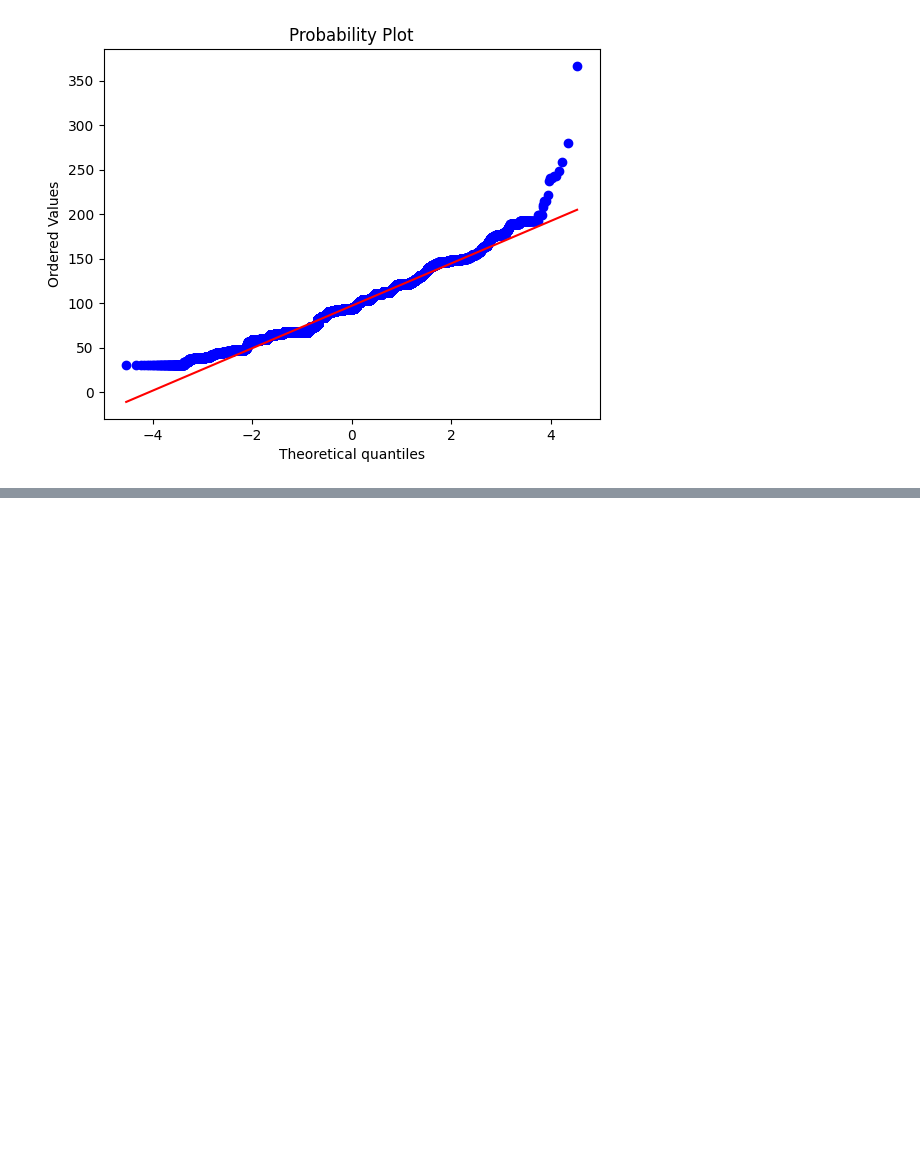
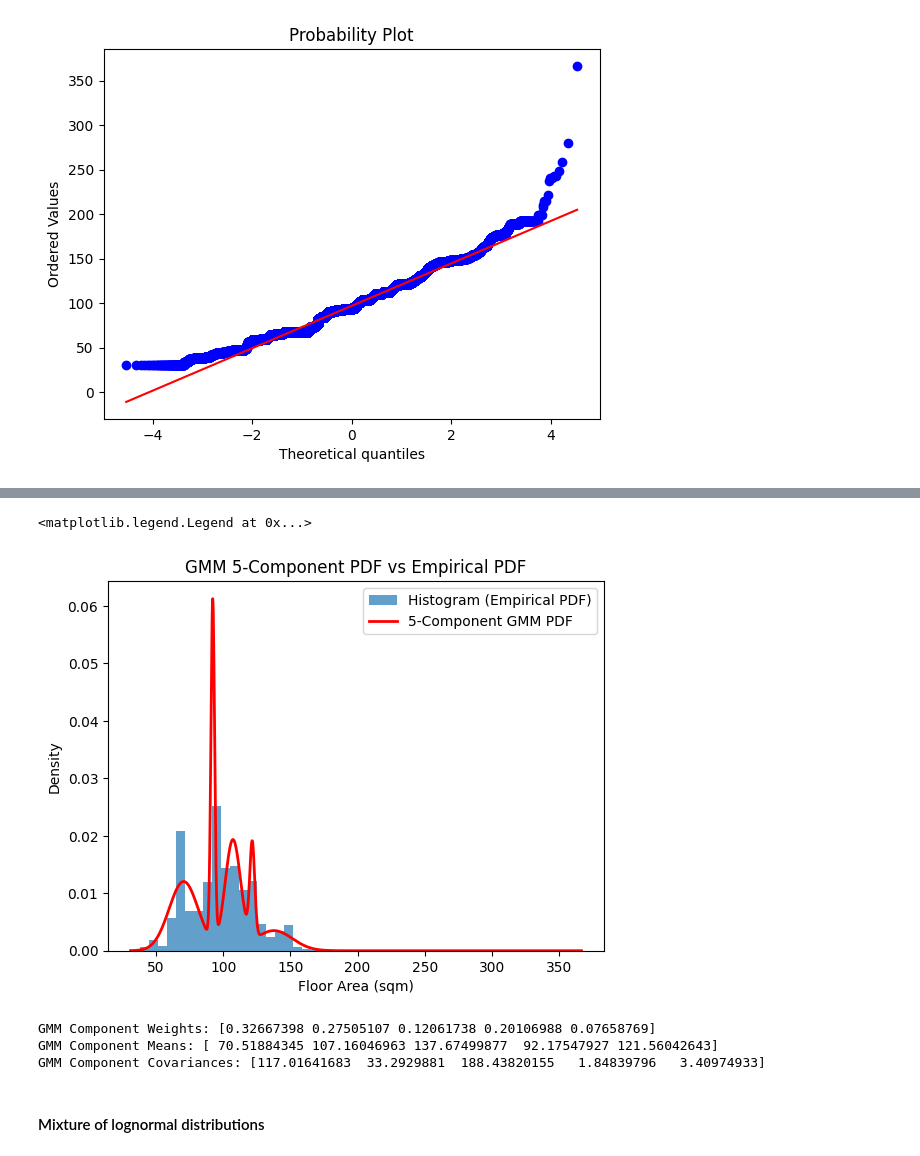
Before and after one commit to luna-ortus-cor/EC4305-Project, a Jupyter notebook: copula/marginal.ipynb, the cells around one changed output, grey strips where cells are left out. Cells and saved outputs as stored; diff of their text form; code cells hidden in the pictures; blank space fills up the shorter version.

Commit message:
marginal for floor area and covariance for price and floor area

```diff
--- a/copula/marginal.ipynb
+++ b/copula/marginal.ipynb
@@ -337,0 +342,16 @@ AndersonResult(statistic=1487.9404758889577, critical_values=array([0.576, 0.656
+# %%
+from sklearn.mixture import GaussianMixture
+
+# Fit Gaussian Mixture Model from 1 to 7 components
+floor_area_gmm = floor_area.values.reshape(-1, 1)
+
+aic_scores = []
+bic_scores = []
+k = range(1, 8)
+for n_components in k:
+    gmm = GaussianMixture(n_components=n_components, covariance_type='full', random_state=0)
+    gmm.fit(floor_area_gmm)
+    aic_scores.append(gmm.aic(floor_area_gmm))
+    bic_scores.append(gmm.bic(floor_area_gmm))
+
+print(pd.DataFrame({'Components': k, 'AIC': aic_scores, 'BIC': bic_scores}).sort_values(by='AIC')) # based on IC, 5 components is optimal
@@ -337,0 +367,37 @@ AndersonResult(statistic=1487.9404758889577, critical_values=array([0.576, 0.656
+# %%
+# Plot of 5-component GMM fit
+optimal_gmm = GaussianMixture(n_components=5, covariance_type='full', random_state=0)
+optimal_gmm.fit(floor_area_gmm)
+x_area = np.linspace(min(floor_area), max(floor_area), 1500).reshape(-1, 1)
+logprob = optimal_gmm.score_samples(x_area)
+pdf_gmm_floor_area = np.exp(logprob)
+
+# Histogram (empirical PDF)
+plt.hist(floor_area, bins=50, density=True, alpha=0.7, label="Histogram (Empirical PDF)")
+
+# GMM PDF
+plt.plot(x_area, pdf_gmm_floor_area, linewidth=2, color='red', label='5-Component GMM PDF')
+
+plt.xlabel("Floor Area (sqm)")
+plt.ylabel("Density")
+plt.title("GMM 5-Component PDF vs Empirical PDF")
+plt.legend()
+# %% [output]
+<matplotlib.legend.Legend at 0x...>
+[figure, added]
+# %%
+# Check the weights for each component
+weights_gmm = optimal_gmm.weights_
+print("GMM Component Weights:", weights_gmm)
+# Check the means for each component
+means_gmm = optimal_gmm.means_.flatten()
+print("GMM Component Means:", means_gmm)
+# Check the covariances for each component
+covariances_gmm = optimal_gmm.covariances_.flatten()
+print("GMM Component Covariances:", covariances_gmm)
+# %% [output]
+GMM Component Weights: [0.32667398 0.27505107 0.12061738 0.20106988 0.07658769]
+GMM Component Means: [ 70.51884345 107.16046963 137.67499877  92.17547927 121.56042643]
+GMM Component Covariances: [117.01641683  33.2929881  188.43820155   1.84839796   3.40974933]
+# %% [markdown]
+#### Mixture of lognormal distributions
```
Also changed, not shown: parts of 18 cells of this notebook.
